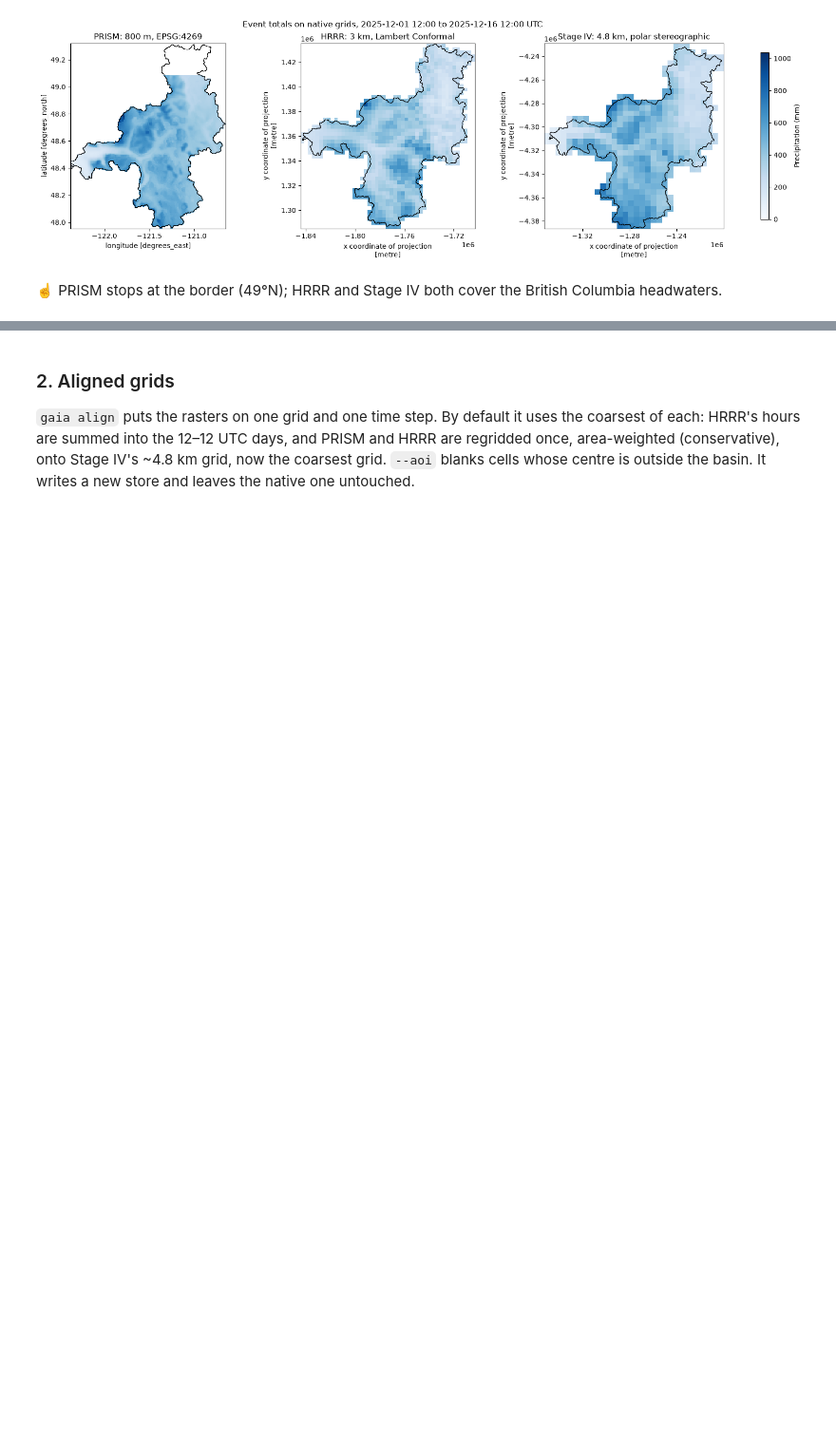
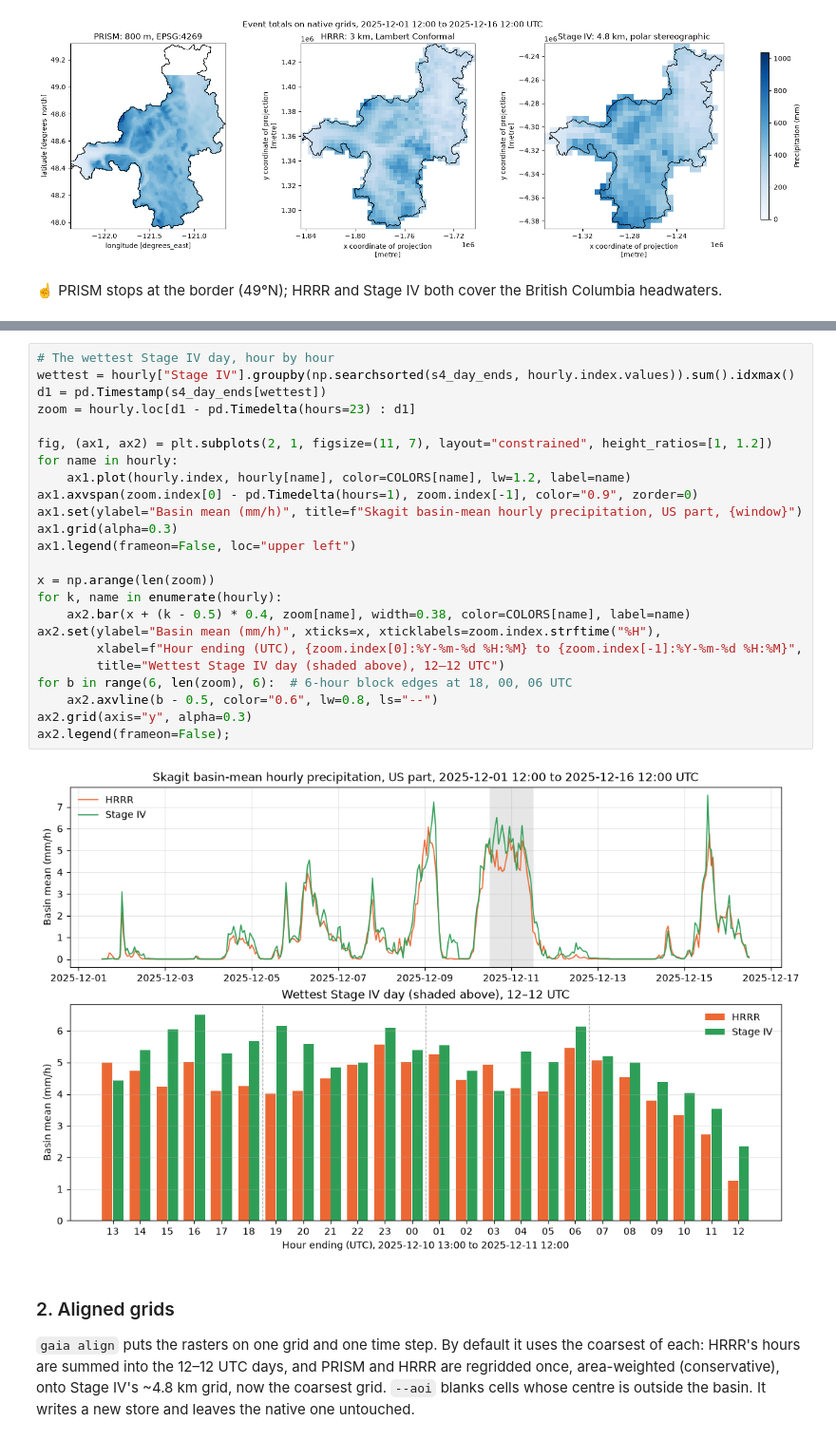
Before and after one commit to gaia-hazlab/gaia-cli, a Jupyter notebook: examples/skagit-compare-precip.ipynb, the cells around one changed output, grey strips where cells are left out. Shown at 95% size. Saved outputs shown, nothing was run; the diff lists cells and outputs as text; blank space fills up the shorter version.

```diff
--- a/examples/skagit-compare-precip.ipynb
+++ b/examples/skagit-compare-precip.ipynb
@@ -205,3 +259,29 @@ ax.legend(frameon=False, loc="upper left");
+# %%
+# The wettest Stage IV day, hour by hour
+wettest = hourly["Stage IV"].groupby(np.searchsorted(s4_day_ends, hourly.index.values)).sum().idxmax()
+d1 = pd.Timestamp(s4_day_ends[wettest])
+zoom = hourly.loc[d1 - pd.Timedelta(hours=23) : d1]
+
+fig, (ax1, ax2) = plt.subplots(2, 1, figsize=(11, 7), layout="constrained", height_ratios=[1, 1.2])
+for name in hourly:
+    ax1.plot(hourly.index, hourly[name], color=COLORS[name], lw=1.2, label=name)
+ax1.axvspan(zoom.index[0] - pd.Timedelta(hours=1), zoom.index[-1], color="0.9", zorder=0)
+ax1.set(ylabel="Basin mean (mm/h)", title=f"Skagit basin-mean hourly precipitation, US part, {window}")
+ax1.grid(alpha=0.3)
+ax1.legend(frameon=False, loc="upper left")
+
+x = np.arange(len(zoom))
+for k, name in enumerate(hourly):
+    ax2.bar(x + (k - 0.5) * 0.4, zoom[name], width=0.38, color=COLORS[name], label=name)
+ax2.set(ylabel="Basin mean (mm/h)", xticks=x, xticklabels=zoom.index.strftime("%H"),
+        xlabel=f"Hour ending (UTC), {zoom.index[0]:%Y-%m-%d %H:%M} to {zoom.index[-1]:%Y-%m-%d %H:%M}",
+        title="Wettest Stage IV day (shaded above), 12–12 UTC")
+for b in range(6, len(zoom), 6):  # 6-hour block edges at 18, 00, 06 UTC
+    ax2.axvline(b - 0.5, color="0.6", lw=0.8, ls="--")
+ax2.grid(axis="y", alpha=0.3)
+ax2.legend(frameon=False);
+# %% [output]
+[figure, added]
 # %% [markdown]
 ### 2. Aligned grids
 
```
Also changed, not shown: parts of 13 cells of this notebook.
